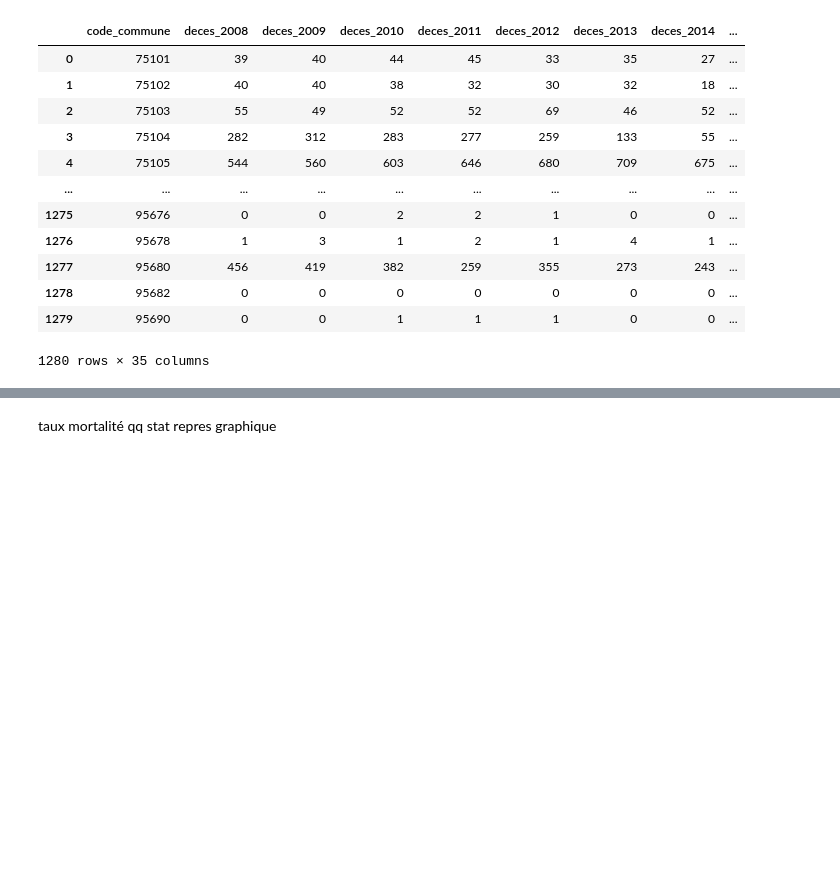
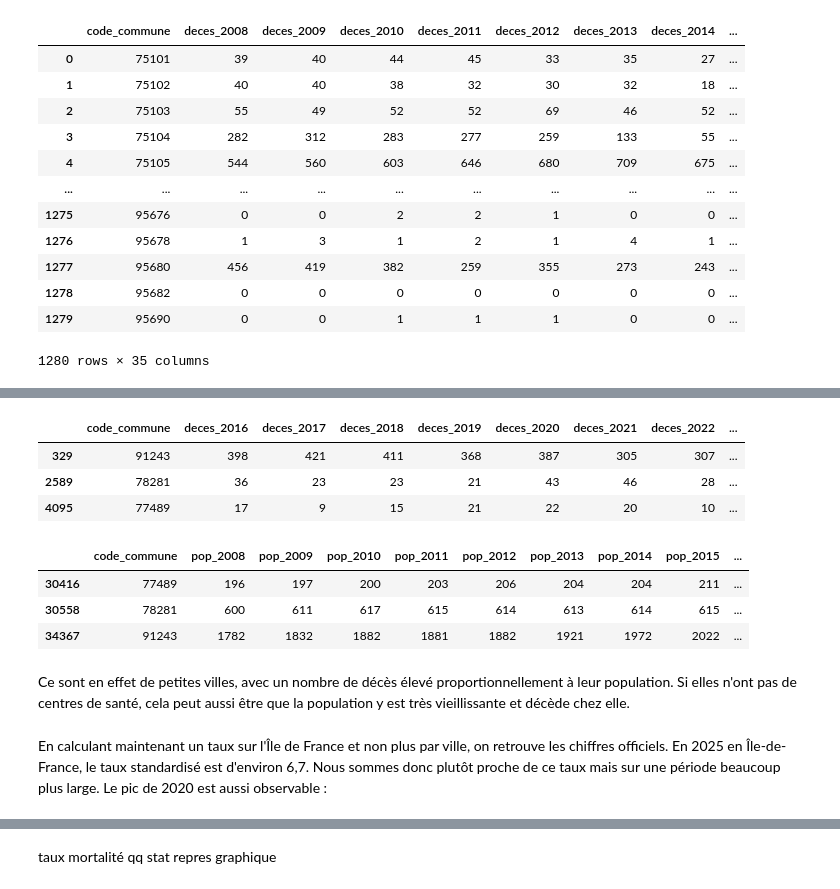
Before and after one commit to TomasAMG7/Python_S1_Challut_Garcia_Mossel, a Jupyter notebook: DATA/data_mortalité.ipynb, the cells around one changed output, grey strips where cells are left out. Cells and saved outputs as stored; diff of their text form; code cells hidden in the pictures; blank space fills up the shorter version.

```diff
--- a/DATA/data_mortalité.ipynb
+++ b/DATA/data_mortalité.ipynb
@@ -578,0 +672,19 @@ Création du taux de mortalité
+# %%
+obs5 = deces_idf[(deces_idf["code_commune"] == '91243') | (deces_idf["code_commune"] == '77489') | (deces_idf["code_commune"] == '78281')]
+# %% [output]
+|  | code_commune | deces_2016 | deces_2017 | deces_2018 | deces_2019 | deces_2020 | deces_2021 | deces_2022 | ... |
+| 329 | 91243 | 398 | 421 | 411 | 368 | 387 | 305 | 307 | ... |
+| 2589 | 78281 | 36 | 23 | 23 | 21 | 43 | 46 | 28 | ... |
+| 4095 | 77489 | 17 | 9 | 15 | 21 | 22 | 20 | 10 | ... |
+# %%
+obs6 = pop_fus[(pop_fus["code_commune"] == '91243') | (pop_fus["code_commune"] == '77489') | (pop_fus["code_commune"] == '78281')]
+obs6
+# %% [output]
+|  | code_commune | pop_2008 | pop_2009 | pop_2010 | pop_2011 | pop_2012 | pop_2013 | pop_2014 | pop_2015 | ... |
+| 30416 | 77489 | 196 | 197 | 200 | 203 | 206 | 204 | 204 | 211 | ... |
+| 30558 | 78281 | 600 | 611 | 617 | 615 | 614 | 613 | 614 | 615 | ... |
+| 34367 | 91243 | 1782 | 1832 | 1882 | 1881 | 1882 | 1921 | 1972 | 2022 | ... |
+# %% [markdown]
+Ce sont en effet de petites villes, avec un nombre de décès élevé proportionnellement à leur population. Si elles n'ont pas de centres de santé, cela peut aussi être que la population y est très vieillissante et décède chez elle.
+# %% [markdown]
+En calculant maintenant un taux sur l'Île de France et non plus par ville, on retrouve les chiffres officiels. En 2025 en Île-de-France, le taux standardisé est d'environ 6,7. Nous sommes donc plutôt proche de ce taux mais sur une période beaucoup plus large. Le pic de 2020 est aussi observable :
```
Also changed, not shown: parts of 19 cells of this notebook.
